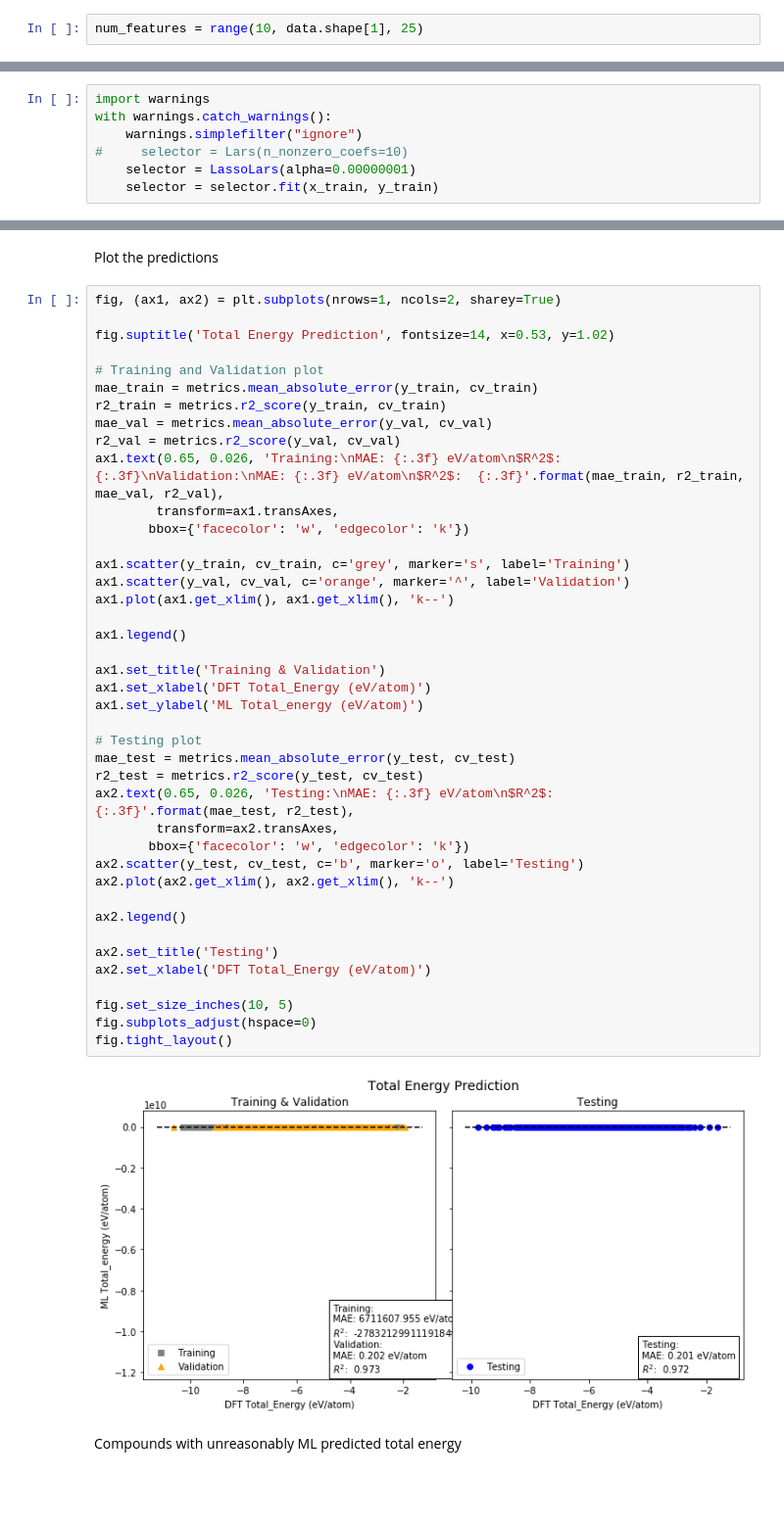
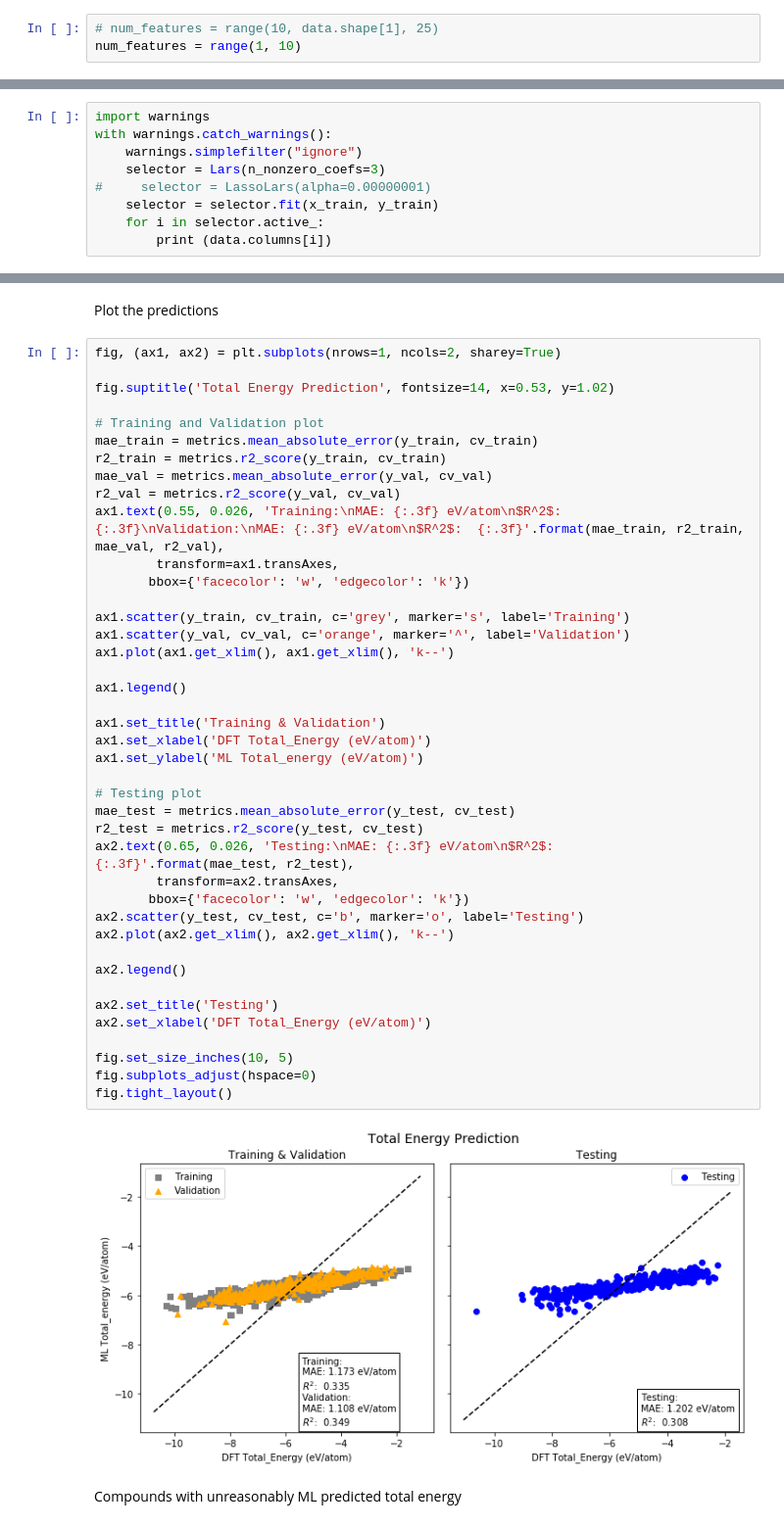
Before and after one commit to globus-labs/materials-ml-benchmarking, a Jupyter notebook: deml/Deml_02_prediction.ipynb, the cells around one changed output, grey strips where cells are left out. Shown at 98% size. Saved outputs shown, nothing was run; the diff lists cells and outputs as text; blank space fills up the shorter version.

```diff
--- a/deml/Deml_02_prediction.ipynb
+++ b/deml/Deml_02_prediction.ipynb
@@ -80,7 +80,8 @@ kfold = KFold(10, shuffle=True)
 # %% [markdown]
 Number of terms (candidate descriptors) to be used
 # %%
-num_features = range(10, data.shape[1], 25)
+# num_features = range(10, data.shape[1], 25)
+num_features = range(1, 10)
 # %% [markdown]
 Initializing mean absolute error, mean squared error and R2 score
 # %%
@@ -138,6 +139,8 @@ Prediction is way better using `energy_per_atom` instead of `energy`.
 import warnings
 with warnings.catch_warnings():
     warnings.simplefilter("ignore")
-#     selector = Lars(n_nonzero_coefs=10)
-    selector = LassoLars(alpha=0.00000001)
+    selector = Lars(n_nonzero_coefs=3)
+#     selector = LassoLars(alpha=0.00000001)
     selector = selector.fit(x_train, y_train)
+    for i in selector.active_:
+        print (data.columns[i])
@@ -160,39 +167,39 @@ mae_train = metrics.mean_absolute_error(y_train, cv_train)
 r2_train = metrics.r2_score(y_train, cv_train)
 mae_val = metrics.mean_absolute_error(y_val, cv_val)
 r2_val = metrics.r2_score(y_val, cv_val)
-ax1.text(0.65, 0.026, 'Training:\nMAE: {:.3f} eV/atom\n$R^2$:  {:.3f}\nValidation:\nMAE: {:.3f} eV/atom\n$R^2$:  {:.3f}'.format(mae_train, r2_train, mae_val, r2_val),
+ax1.text(0.55, 0.026, 'Training:\nMAE: {:.3f} eV/atom\n$R^2$:  {:.3f}\nValidation:\nMAE: {:.3f} eV/atom\n$R^2$:  {:.3f}'.format(mae_train, r2_train, mae_val, r2_val),
         transform=ax1.transAxes,
        bbox={'facecolor': 'w', 'edgecolor': 'k'})
 
 ax1.scatter(y_train, cv_train, c='grey', marker='s', label='Training')
 ax1.scatter(y_val, cv_val, c='orange', marker='^', label='Validation')
 ax1.plot(ax1.get_xlim(), ax1.get_xlim(), 'k--')
 
 ax1.legend()
 
 ax1.set_title('Training & Validation')
 ax1.set_xlabel('DFT Total_Energy (eV/atom)')
 ax1.set_ylabel('ML Total_energy (eV/atom)')
 
 # Testing plot
 mae_test = metrics.mean_absolute_error(y_test, cv_test)
 r2_test = metrics.r2_score(y_test, cv_test)
 ax2.text(0.65, 0.026, 'Testing:\nMAE: {:.3f} eV/atom\n$R^2$:  {:.3f}'.format(mae_test, r2_test),
         transform=ax2.transAxes,
        bbox={'facecolor': 'w', 'edgecolor': 'k'})
 ax2.scatter(y_test, cv_test, c='b', marker='o', label='Testing')
 ax2.plot(ax2.get_xlim(), ax2.get_xlim(), 'k--')
 
 ax2.legend()
 
 ax2.set_title('Testing')
 ax2.set_xlabel('DFT Total_Energy (eV/atom)')
 
 fig.set_size_inches(10, 5)
 fig.subplots_adjust(hspace=0)
 fig.tight_layout()
 # %% [output]
-[figure, old version]
+[figure, new version]
 # %% [markdown]
 Compounds with unreasonably ML predicted total energy
 # %%
```
Also changed, not shown: parts of 14 cells of this notebook, 2 other files.
